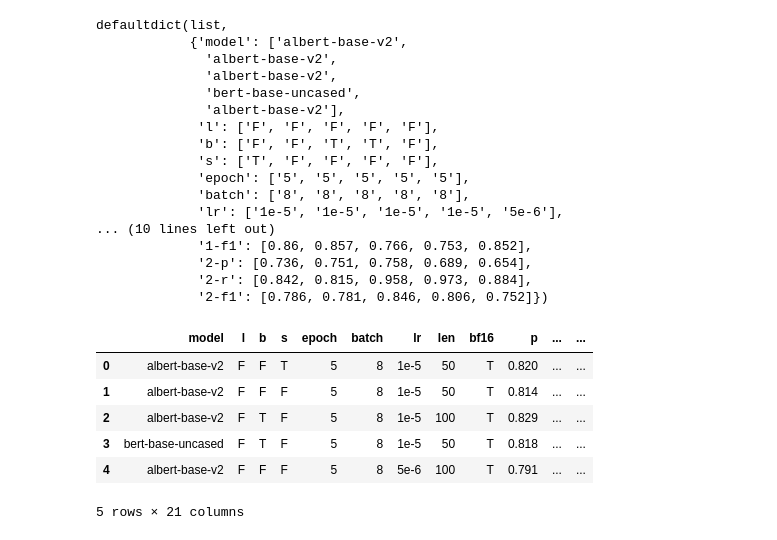
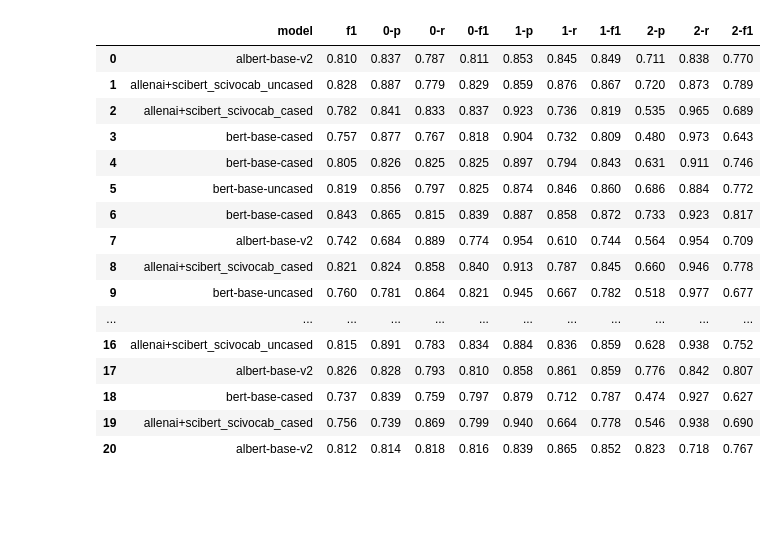
Before and after one commit to StoyanVenDimitrov/cl_team_lab, a Jupyter notebook: notebooks/report_to_latex.ipynb, the cells around one changed output. Saved outputs shown, nothing was run; the diff lists cells and outputs as text; code cells hidden in the pictures; blank space fills up the shorter version.

```diff
--- a/notebooks/report_to_latex.ipynb
+++ b/notebooks/report_to_latex.ipynb
@@ -54,20 +85,0 @@ for result in results:
-# %%
-result_table
-# %% [output]
-defaultdict(list,
-            {'model': ['albert-base-v2',
-              'albert-base-v2',
-              'albert-base-v2',
-              'bert-base-uncased',
-              'albert-base-v2'],
-             'l': ['F', 'F', 'F', 'F', 'F'],
-             'b': ['F', 'F', 'T', 'T', 'F'],
-             's': ['T', 'F', 'F', 'F', 'F'],
-             'epoch': ['5', '5', '5', '5', '5'],
-             'batch': ['8', '8', '8', '8', '8'],
-             'lr': ['1e-5', '1e-5', '1e-5', '1e-5', '5e-6'],
-... (10 lines left out)
-             '1-f1': [0.86, 0.857, 0.766, 0.753, 0.852],
-             '2-p': [0.736, 0.751, 0.758, 0.689, 0.654],
-             '2-r': [0.842, 0.815, 0.958, 0.973, 0.884],
-             '2-f1': [0.786, 0.781, 0.846, 0.806, 0.752]})
@@ -76,10 +86,20 @@ df = pd.DataFrame(result_table)
-# %%
-df
-# %% [output]
-|  | model | l | b | s | epoch | batch | lr | len | bf16 | p | ... | ... |
-| 0 | albert-base-v2 | F | F | T | 5 | 8 | 1e-5 | 50 | T | 0.820 | ... | ... |
-| 1 | albert-base-v2 | F | F | F | 5 | 8 | 1e-5 | 50 | T | 0.814 | ... | ... |
-| 2 | albert-base-v2 | F | T | F | 5 | 8 | 1e-5 | 100 | T | 0.829 | ... | ... |
-| 3 | bert-base-uncased | F | T | F | 5 | 8 | 1e-5 | 50 | T | 0.818 | ... | ... |
-| 4 | albert-base-v2 | F | F | F | 5 | 8 | 5e-6 | 100 | T | 0.791 | ... | ... |
-5 rows × 21 columns
+# %%
+torch_df[["model", "f1", "0-p", "0-r", "0-f1", "1-p", "1-r", "1-f1", "2-p", "2-r", "2-f1"]]
+# %% [output]
+|  | model | f1 | 0-p | 0-r | 0-f1 | 1-p | 1-r | 1-f1 | 2-p | 2-r | 2-f1 |
+| 0 | albert-base-v2 | 0.810 | 0.837 | 0.787 | 0.811 | 0.853 | 0.845 | 0.849 | 0.711 | 0.838 | 0.770 |
+| 1 | allenai+scibert_scivocab_uncased | 0.828 | 0.887 | 0.779 | 0.829 | 0.859 | 0.876 | 0.867 | 0.720 | 0.873 | 0.789 |
+| 2 | allenai+scibert_scivocab_cased | 0.782 | 0.841 | 0.833 | 0.837 | 0.923 | 0.736 | 0.819 | 0.535 | 0.965 | 0.689 |
+| 3 | bert-base-cased | 0.757 | 0.877 | 0.767 | 0.818 | 0.904 | 0.732 | 0.809 | 0.480 | 0.973 | 0.643 |
+| 4 | bert-base-cased | 0.805 | 0.826 | 0.825 | 0.825 | 0.897 | 0.794 | 0.843 | 0.631 | 0.911 | 0.746 |
+| 5 | bert-base-uncased | 0.819 | 0.856 | 0.797 | 0.825 | 0.874 | 0.846 | 0.860 | 0.686 | 0.884 | 0.772 |
+| 6 | bert-base-cased | 0.843 | 0.865 | 0.815 | 0.839 | 0.887 | 0.858 | 0.872 | 0.733 | 0.923 | 0.817 |
+| 7 | albert-base-v2 | 0.742 | 0.684 | 0.889 | 0.774 | 0.954 | 0.610 | 0.744 | 0.564 | 0.954 | 0.709 |
+| 8 | allenai+scibert_scivocab_cased | 0.821 | 0.824 | 0.858 | 0.840 | 0.913 | 0.787 | 0.845 | 0.660 | 0.946 | 0.778 |
+| 9 | bert-base-uncased | 0.760 | 0.781 | 0.864 | 0.821 | 0.945 | 0.667 | 0.782 | 0.518 | 0.977 | 0.677 |
+| ... | ... | ... | ... | ... | ... | ... | ... | ... | ... | ... | ... |
+| 16 | allenai+scibert_scivocab_uncased | 0.815 | 0.891 | 0.783 | 0.834 | 0.884 | 0.836 | 0.859 | 0.628 | 0.938 | 0.752 |
+| 17 | albert-base-v2 | 0.826 | 0.828 | 0.793 | 0.810 | 0.858 | 0.861 | 0.859 | 0.776 | 0.842 | 0.807 |
+| 18 | bert-base-cased | 0.737 | 0.839 | 0.759 | 0.797 | 0.879 | 0.712 | 0.787 | 0.474 | 0.927 | 0.627 |
+| 19 | allenai+scibert_scivocab_cased | 0.756 | 0.739 | 0.869 | 0.799 | 0.940 | 0.664 | 0.778 | 0.546 | 0.938 | 0.690 |
+| 20 | albert-base-v2 | 0.812 | 0.814 | 0.818 | 0.816 | 0.839 | 0.865 | 0.852 | 0.823 | 0.718 | 0.767 |
```
Also changed, not shown: parts of 10 cells of this notebook, 1 other file.
